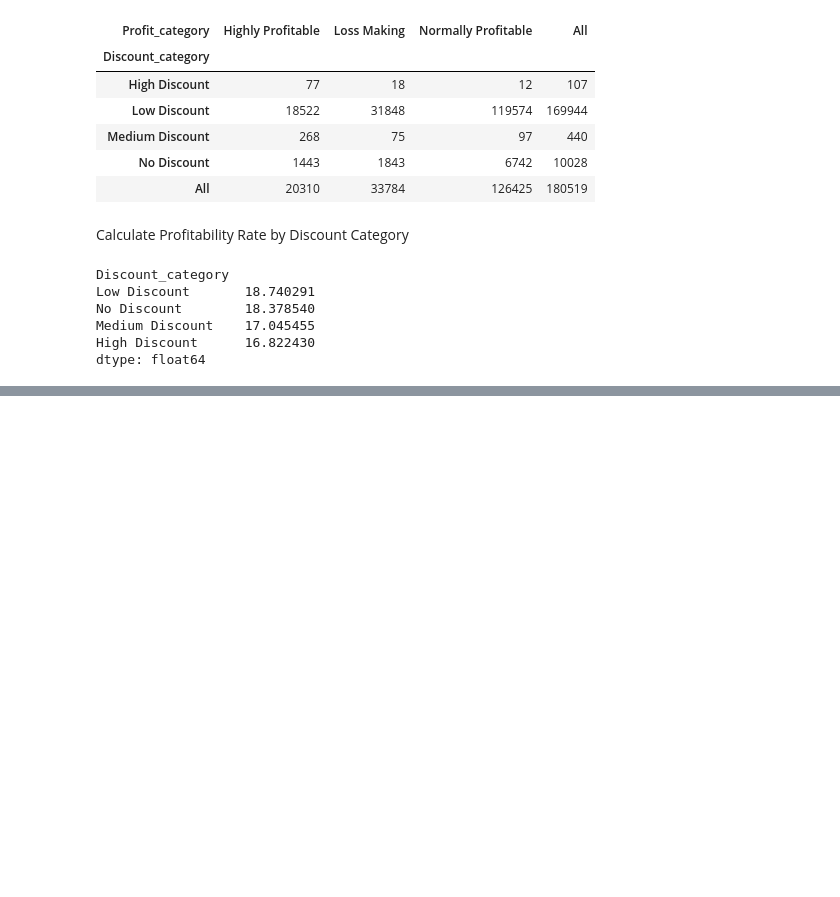
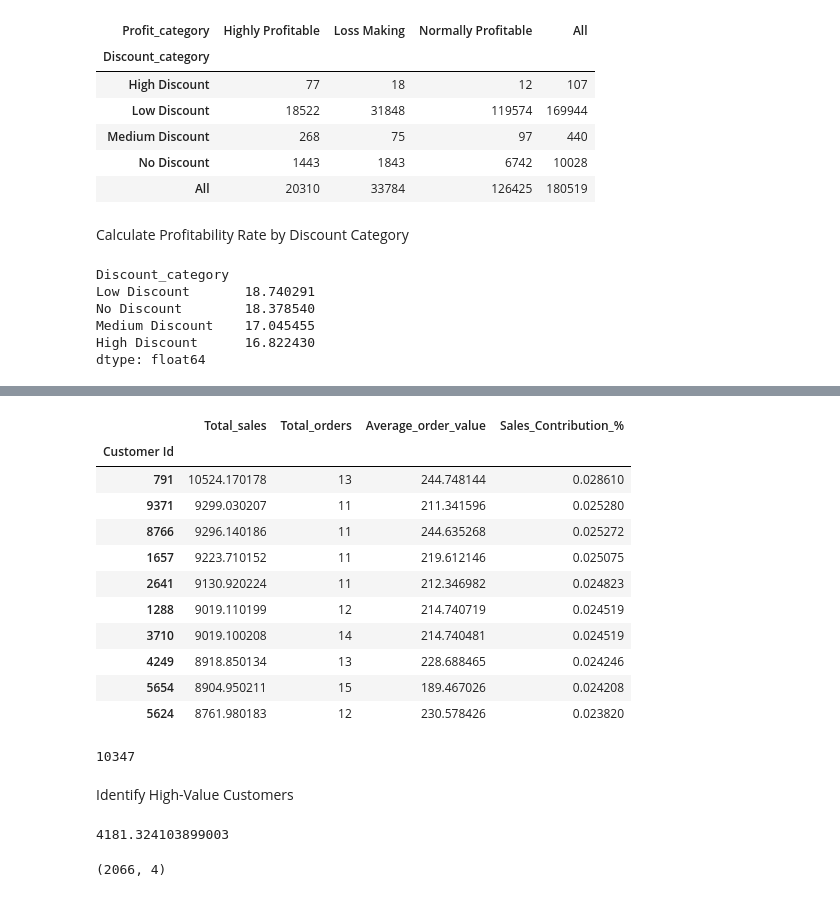
Before and after one commit to ivaibhavpawar1045/Python-Data-Analytics, a Jupyter notebook: 23_advanced_filtering_and_conditional_analysis/advanced_filtering_analysis.ipynb, the cells around one changed output, grey strips where cells are left out. Saved outputs shown, nothing was run; the diff lists cells and outputs as text; code cells hidden in the pictures; blank space fills up the shorter version.

Commit message:
Add customer value segmentation and revenue contribution analysis

```diff
--- a/23_advanced_filtering_and_conditional_analysis/advanced_filtering_analysis.ipynb
+++ b/23_advanced_filtering_and_conditional_analysis/advanced_filtering_analysis.ipynb
@@ -338,0 +341,11 @@ dtype: float64
+# %%
+# Which customers generate the most revenue, and how valuable are their orders?
+customer_analysis = df.groupby("Customer Id").agg(
+     Total_sales = ("Sales" , "sum"),
+     Total_orders = ("Order Id" , "nunique"),
+     Average_order_value = ("Sales" , "mean")
+)
+customer_analysis.sort_values(
+     by="Total_sales",
+     ascending=False
+).head(10)
@@ -338,0 +365,45 @@ dtype: float64
+# %%
+total_sales = df["Sales"].sum()
+
+customer_analysis["Sales_Contribution_%"] = (
+    customer_analysis["Total_sales"]
+    .div(total_sales)
+    .mul(100)
+)
+customer_analysis.sort_values(
+    by="Sales_Contribution_%",
+    ascending=False
+).head(10)
+# %% [output]
+|  | Total_sales | Total_orders | Average_order_value | Sales_Contribution_% |
+| Customer Id |  |  |  |  |
+| 791 | 10524.170178 | 13 | 244.748144 | 0.028610 |
+| 9371 | 9299.030207 | 11 | 211.341596 | 0.025280 |
+| 8766 | 9296.140186 | 11 | 244.635268 | 0.025272 |
+| 1657 | 9223.710152 | 11 | 219.612146 | 0.025075 |
+| 2641 | 9130.920224 | 11 | 212.346982 | 0.024823 |
+| 1288 | 9019.110199 | 12 | 214.740719 | 0.024519 |
+| 3710 | 9019.100208 | 14 | 214.740481 | 0.024519 |
+| 4249 | 8918.850134 | 13 | 228.688465 | 0.024246 |
+| 5654 | 8904.950211 | 15 | 189.467026 | 0.024208 |
+| 5624 | 8761.980183 | 12 | 230.578426 | 0.023820 |
+# %%
+high_value_customer = df["Sales_Contribution_%"].idxmax()
+high_value_customer
+# %% [output]
+10347
+# %% [markdown]
+Identify High-Value Customers
+# %%
+high_value_threshold = customer_analysis["Total_sales"].quantile(0.90)
+
+high_value_threshold
+# %% [output]
+4181.324103899003
+# %%
+high_value_customers = customer_analysis[
+    customer_analysis["Total_sales"] >= high_value_threshold
+]
+high_value_customers.shape
+# %% [output]
+(2066, 4)
```
Also changed, not shown: parts of 6 cells of this notebook.
